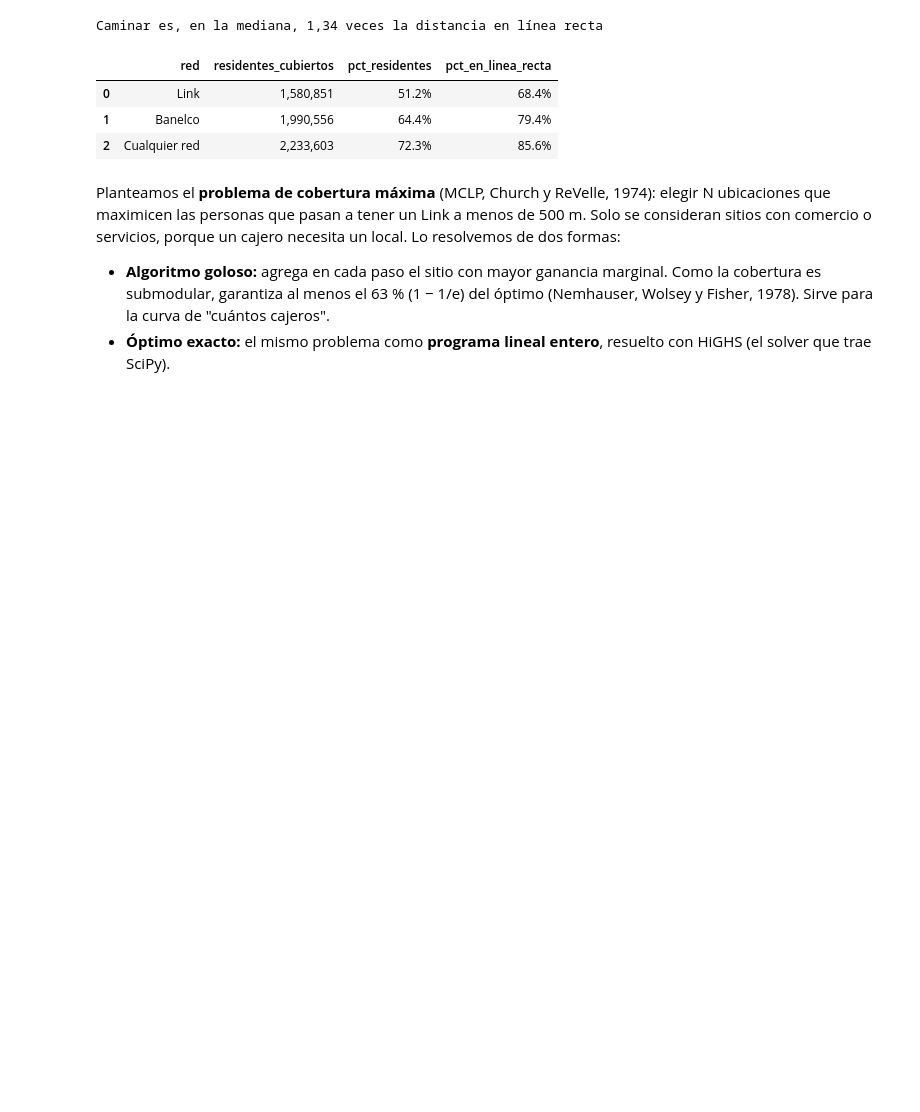
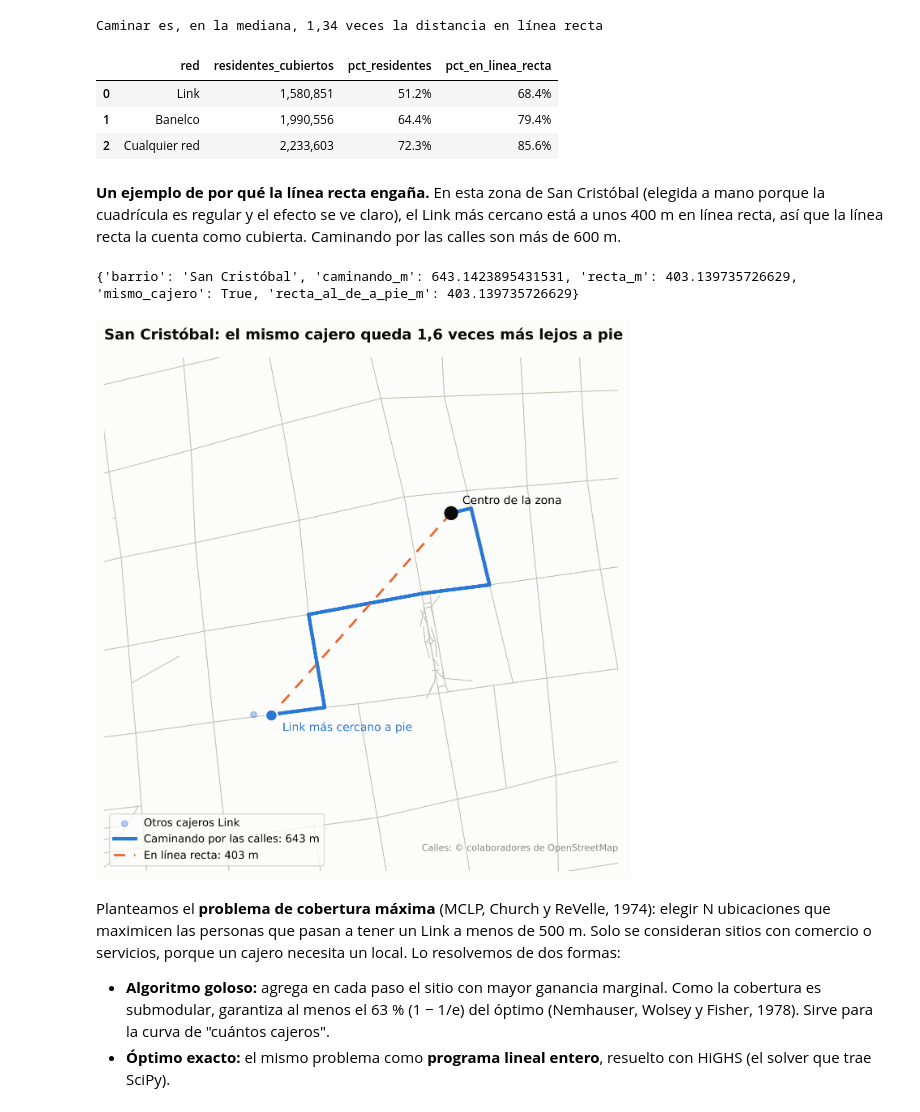
Before and after one commit to ValentinoDiaz0509/CienciaDeDatos, a Jupyter notebook: notebooks/02_modelos.ipynb, the cells around one changed output. Saved outputs shown, nothing was run; the diff lists cells and outputs as text; code cells hidden in the pictures; blank space fills up the shorter version.

```diff
--- a/notebooks/02_modelos.ipynb
+++ b/notebooks/02_modelos.ipynb
@@ -345,6 +345,19 @@ Caminar es, en la mediana, 1,34 veces la distancia en línea recta
 | 0 | Link | 1,580,851 | 51.2% | 68.4% |
 | 1 | Banelco | 1,990,556 | 64.4% | 79.4% |
 | 2 | Cualquier red | 2,233,603 | 72.3% | 85.6% |
+# %% [markdown]
+**Un ejemplo de por qué la línea recta engaña.** En esta zona de San Cristóbal (elegida a mano porque la cuadrícula es
+regular y el efecto se ve claro), el Link más cercano está a unos 400 m en línea recta, así que la línea recta la cuenta
+como cubierta. Caminando por las calles son más de 600 m.
+# %%
+if HAY_RED:
+    from src import figura_caminando as fc
+    from IPython.display import Image
+    print(fc.dibujar("89c2e311183ffff"))
+    display(Image(str(FIG / "ejemplo_caminando.png"), width=560))
+# %% [output]
+{'barrio': 'San Cristóbal', 'caminando_m': 643.1423895431531, 'recta_m': 403.139735726629, 'mismo_cajero': True, 'recta_al_de_a_pie_m': 403.139735726629}
+[figure, added]
 # %% [markdown]
 Planteamos el **problema de cobertura máxima** (MCLP, Church y ReVelle, 1974): elegir N ubicaciones que maximicen las
 personas que pasan a tener un Link a menos de 500 m. Solo se consideran sitios con comercio o servicios, porque un cajero
```
Also changed, not shown: parts of 8 cells of this notebook, 28 other files.
